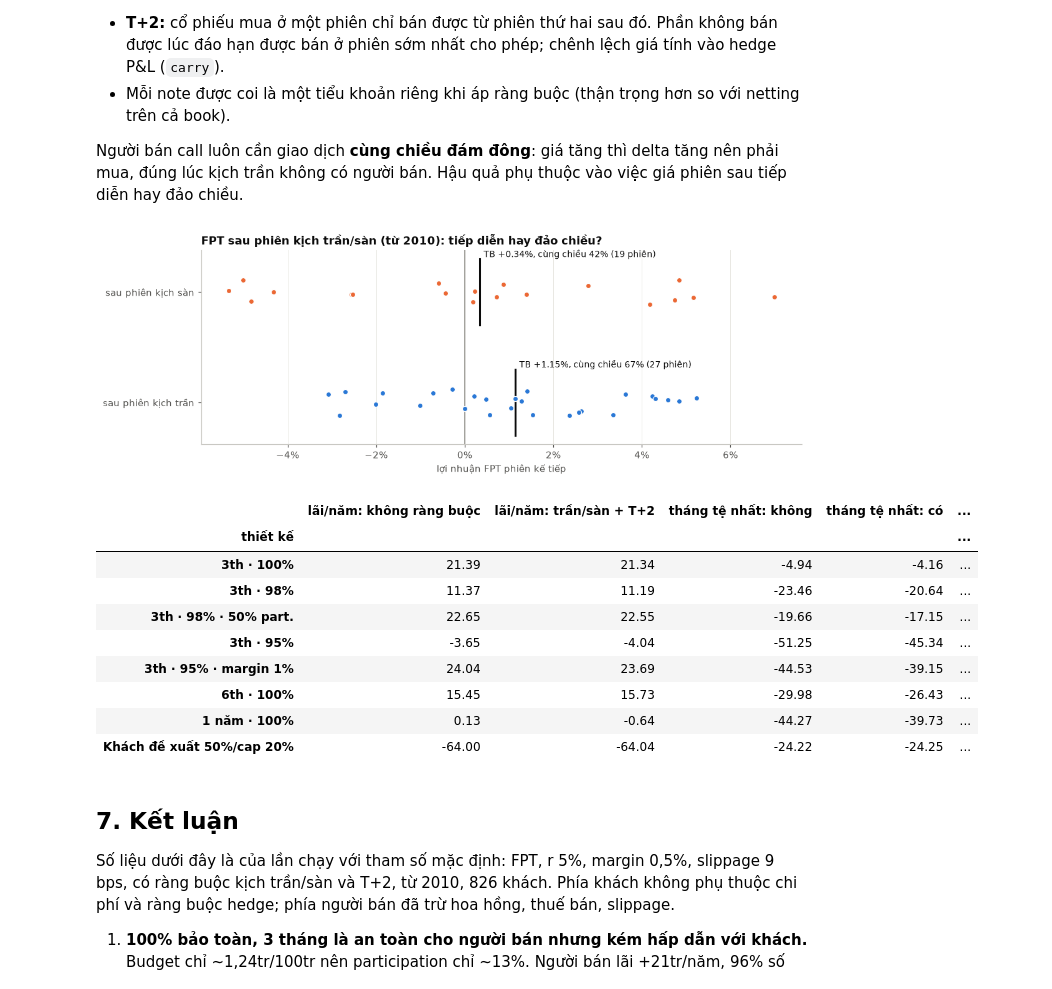
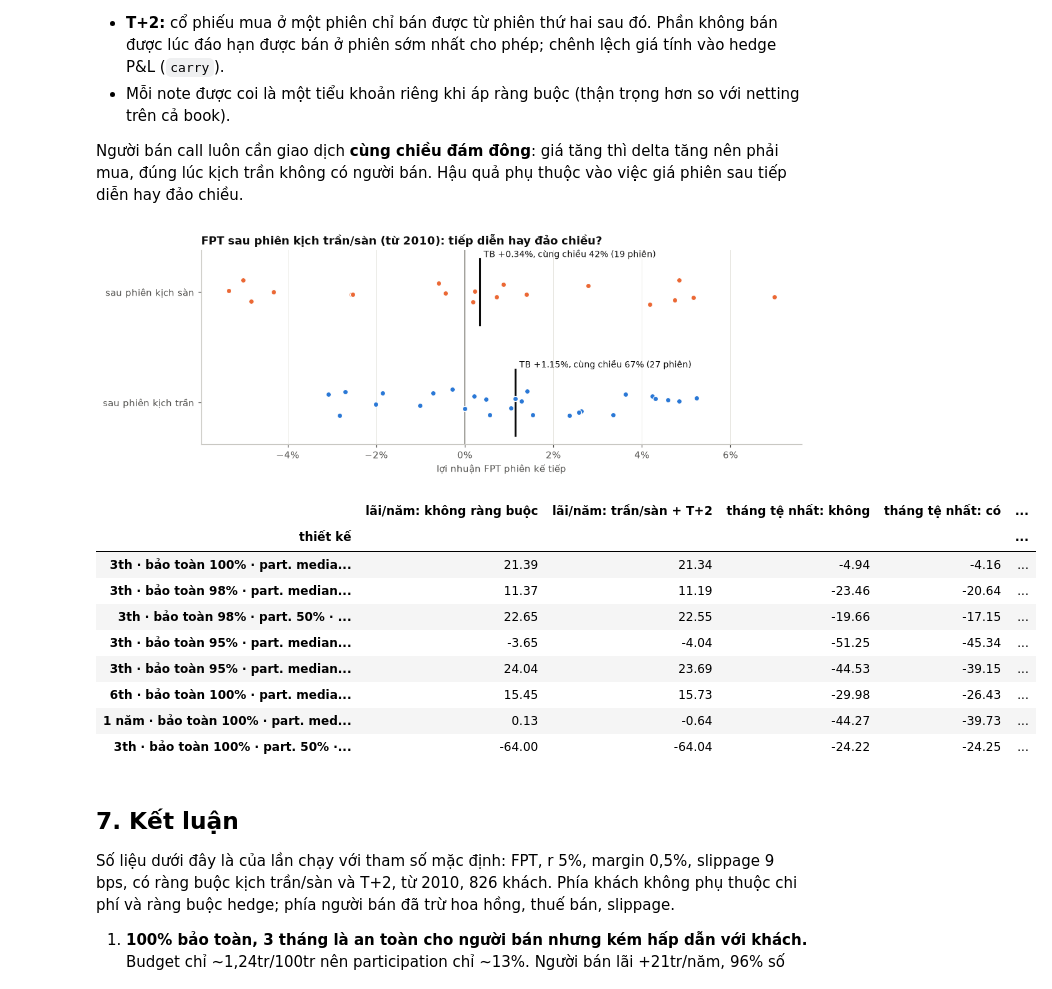
Before and after one commit to tranquocde/option_rs, a Jupyter notebook: note_research.ipynb, the cells around one changed output. Drawn from its saved outputs; the diff is of its cells as text; code cells hidden in the pictures.

```diff
--- a/note_research.ipynb
+++ b/note_research.ipynb
@@ -64,7 +68,7 @@ MATURITY     = 63        # phiên giao dịch (~3 tháng)
 LIMIT_LOCK   = True      # kịch trần: lệnh mua hedge không khớp; kịch sàn: lệnh bán không khớp
 T2           = True      # cổ phiếu mua hôm nay chỉ bán được từ phiên T+2
 SLIPPAGE     = 9.0       # bps mỗi lệnh hedge: nửa spread (FPT ~57k, bước giá 100đ ≈ 17 bps)
-EXAMPLE_NOTE = "2025-03-03"
+EXAMPLE_NOTE = "2022-04-15"
 
 T       = MATURITY / nb.DAYS
 DEPOSIT = math.exp(RATE * T) - 1     # gửi tiết kiệm cùng kỳ hạn
@@ -392,17 +441,24 @@ table.style.format(fmt)
 # %%
-SHOW = [("3th · 100%", BLUE), ("3th · 98%", ORANGE), ("3th · 98% · 50% part.", AQUA), ("3th · 95%", YELLOW)]
+SHOW = [("3th · 100%", BLUE), ("3th · 98%", ORANGE), ("3th · 98% · 50% part.", AQUA), ("3th · 95%", YELLOW), (CLIENT_ASK, MAGENTA)]
 fig, (a1, a2) = plt.subplots(2, 1, figsize=(11, 6.8), sharex=True, height_ratios=[2, 1])
+ends = []
 for name, color in SHOW:
     book = runs[name][2]
     cum = book.pnl.cumsum()
-    a1.plot(book.time, cum, color=color, lw=1.6, label=name)
-    label_end(a1, book.time.iat[-1], cum.iat[-1], f"{name}: {cum.iat[-1]:+,.0f}tr", color)
-    a2.plot(book.time, cum - cum.cummax(), color=color, lw=1.2, label=name)
+    a1.plot(book.time, cum, color=color, lw=1.6, label=LABELS[name])
+    ends.append((book.time.iat[-1], cum.iat[-1], color))
+    a2.plot(book.time, cum - cum.cummax(), color=color, lw=1.2, label=LABELS[name])
 a1.axhline(0, color="#c9c8c3", lw=0.8)
-a1.set_title("Book của người bán: cumulative P&L (triệu VND), một khách 100 triệu mới mỗi 5 phiên")
+lo, hi = a1.get_ylim()
+ends.sort(key=lambda e: -e[1])
+for k, (x, y, color) in enumerate(ends):          # nudge end labels that would overlap
+    close_above = k > 0 and ends[k - 1][1] - y < 0.04 * (hi - lo)
+    close_below = k + 1 < len(ends) and y - ends[k + 1][1] < 0.04 * (hi - lo)
+    label_end(a1, x, y, f"{y:+,.0f}tr", color, dy=-5 if close_above else (5 if close_below else 0))
+a1.set_title("Book của người bán: cumulative P&L (triệu VND) ( hợp đồng mới notional 100 triệu mỗi 5 phiên)")
 a2.set_title("Drawdown so với đỉnh trước (triệu VND)")
-a1.legend(loc="upper left")
-a1.set_xlim(book.time.iat[0], book.time.iat[-1] + pd.Timedelta(days=1250))
+a1.legend(loc="lower left")
+a1.set_xlim(book.time.iat[0], book.time.iat[-1] + pd.Timedelta(days=420))
 a2.xaxis.set_major_formatter(mdates.ConciseDateFormatter(mdates.AutoDateLocator()))
 fig.tight_layout()
 plt.show()
@@ -411,15 +467,18 @@ plt.show()
 # %%
 fig, ax = plt.subplots(figsize=(10.5, 5.6))
-plot_t = table.drop(index="Khách đề xuất 50%/cap 20%")
+plot_t = table.drop(index=LABELS[CLIENT_ASK])
 ax.scatter(-plot_t["writer: tháng tệ nhất (tr)"], plot_t["khách: % hơn tiết kiệm"], s=70, color=BLUE,
            edgecolors="white", linewidths=1.5, zorder=3)
-LEFT = {"3th · 98% · 50% part."}          # labels placed left of the point to avoid collisions
+PLACE = {                                  # (dx, dy, ha, va) in points: keeps neighbouring labels apart
+    LABELS["3th · 98% · 50% part."]: (-7, 0, "right", "center"),
+    LABELS["3th · 95%"]: (7, 6, "left", "bottom"),
+    LABELS["3th · 95% · margin 1%"]: (7, -6, "left", "top"),
+}
 for name, row in plot_t.iterrows():
-    left = name in LEFT
-    ax.annotate(f"{name}\n(writer {row['writer: lãi/năm (tr)']:+.0f}tr/năm)",
+    dx, dy, ha, va = PLACE.get(name, (7, 0, "left", "center"))
+    ax.annotate(f"{name.replace(' · part.', chr(10) + 'part.')}\n(writer {row['writer: lãi/năm (tr)']:+.0f}tr/năm)",
                 (-row["writer: tháng tệ nhất (tr)"], row["khách: % hơn tiết kiệm"]),
-                xytext=(-7 if left else 7, 0), textcoords="offset points", va="center",
-                ha="right" if left else "left", fontsize=8.5, color=INK)
+                xytext=(dx, dy), textcoords="offset points", va=va, ha=ha, fontsize=8.5, color=INK)
 pct_axis(ax)
 ax.set_xlabel("Rủi ro người bán: lỗ của tháng tệ nhất (triệu VND, càng phải càng rủi ro)")
 ax.set_ylabel("Hấp dẫn với khách: % khách hơn gửi tiết kiệm")
@@ -440,14 +499,14 @@ for name, (a, notes, book) in runs.items():
     a0 = nb.make_args(**{**{k: v for k, v in vars(a).items() if k != "notional_vnd"}, "slippage_bps": 0.0})
     _, book_0 = nb.simulate(df, a0)
     years = len(book) / nb.DAYS
-    rows.append({"thiết kế": name, "hedge turnover/note (tr)": notes.turnover.mean(),
+    rows.append({"thiết kế": LABELS[name], "hedge turnover/note (tr)": notes.turnover.mean(),
                  "phí/note (tr)": notes.costs.mean(), "trong đó slippage (tr)": notes.slippage.mean(),
                  "writer lãi/năm, slippage 0": book_0.pnl.sum() / years,
                  f"writer lãi/năm, slippage {SLIPPAGE:g}bps": book.pnl.sum() / years})
 slip_t = pd.DataFrame(rows).set_index("thiết kế")
 slip_t["chênh lệch/năm"] = slip_t.iloc[:, -1] - slip_t.iloc[:, -2]
 
-plot_s = slip_t.drop(index="Khách đề xuất 50%/cap 20%")
+plot_s = slip_t.drop(index=LABELS[CLIENT_ASK])
 y = np.arange(len(plot_s))
 fig, ax = plt.subplots(figsize=(10.5, 4.8))
 ax.barh(y + 0.19, plot_s.iloc[:, -3], height=0.36, color="#c9c8c3", label="không slippage")
@@ -500,42 +559,42 @@ for k, (f, name, color) in enumerate(((1, "sau phiên kịch trần", BLUE), (-1
                color=color, edgecolors="white", linewidths=0.8, zorder=3)
     ax.plot([x.mean()] * 2, [k - 0.3, k + 0.3], color=INK, lw=2)
     ax.annotate(f"TB {x.mean():+.2%}, cùng chiều {(np.sign(x) == f).mean():.0%} ({len(x)} phiên)", (x.mean(), k + 0.3),
                 xytext=(4, 2), textcoords="offset points", fontsize=9, color=INK)
 ax.axvline(0, color=REF, lw=1)
 ax.set_yticks([0, 1], ["sau phiên kịch trần", "sau phiên kịch sàn"])
 ax.grid(axis="y", visible=False)
 pct_axis(ax, "x")
 ax.set_xlabel(f"lợi nhuận {SYMBOL} phiên kế tiếp")
 ax.set_title(f"{SYMBOL} sau phiên kịch trần/sàn (từ 2010): tiếp diễn hay đảo chiều?")
 fig.tight_layout()
 plt.show()
 
 rows = []
 for name, (a, notes, book) in runs.items():
     base_kw = {k: v for k, v in vars(a).items() if k != "notional_vnd"}
     notes_off, book_off = nb.simulate(df, nb.make_args(**{**base_kw, "limit_lock": False, "t2": False}))
     years = len(book) / nb.DAYS
     m_on = book.set_index("time").pnl.resample("ME").sum()
     m_off = book_off.set_index("time").pnl.resample("ME").sum()
-    rows.append({"thiết kế": name,
+    rows.append({"thiết kế": LABELS[name],
                  "lãi/năm: không ràng buộc": book_off.pnl.sum() / years, "lãi/năm: trần/sàn + T+2": book.pnl.sum() / years,
                  "tháng tệ nhất: không": m_off.min(), "tháng tệ nhất: có": m_on.min(),
                  "note tệ nhất: không": notes_off.pnl.min(), "note tệ nhất: có": notes.pnl.min(),
                  "lệnh bị chặn trần/sàn": notes.blocked_limit.sum(), "lệnh bán bị T+2 cắt": notes.blocked_t2.sum(),
                  "carry (tr)": notes.carry_pnl.sum()})
 pd.DataFrame(rows).set_index("thiết kế").round(2)
 # %% [output]
 [figure]
 |  | lãi/năm: không ràng buộc | lãi/năm: trần/sàn + T+2 | tháng tệ nhất: không | tháng tệ nhất: có | ... |
 | thiết kế |  |  |  |  | ... |
-| 3th · 100% | 21.39 | 21.34 | -4.94 | -4.16 | ... |
-| 3th · 98% | 11.37 | 11.19 | -23.46 | -20.64 | ... |
-| 3th · 98% · 50% part. | 22.65 | 22.55 | -19.66 | -17.15 | ... |
-| 3th · 95% | -3.65 | -4.04 | -51.25 | -45.34 | ... |
-| 3th · 95% · margin 1% | 24.04 | 23.69 | -44.53 | -39.15 | ... |
-| 6th · 100% | 15.45 | 15.73 | -29.98 | -26.43 | ... |
-| 1 năm · 100% | 0.13 | -0.64 | -44.27 | -39.73 | ... |
-| Khách đề xuất 50%/cap 20% | -64.00 | -64.04 | -24.22 | -24.25 | ... |
+| 3th · bảo toàn 100% · part. media... | 21.39 | 21.34 | -4.94 | -4.16 | ... |
+| 3th · bảo toàn 98% · part. median... | 11.37 | 11.19 | -23.46 | -20.64 | ... |
+| 3th · bảo toàn 98% · part. 50% · ... | 22.65 | 22.55 | -19.66 | -17.15 | ... |
+| 3th · bảo toàn 95% · part. median... | -3.65 | -4.04 | -51.25 | -45.34 | ... |
+| 3th · bảo toàn 95% · part. median... | 24.04 | 23.69 | -44.53 | -39.15 | ... |
+| 6th · bảo toàn 100% · part. media... | 15.45 | 15.73 | -29.98 | -26.43 | ... |
+| 1 năm · bảo toàn 100% · part. med... | 0.13 | -0.64 | -44.27 | -39.73 | ... |
+| 3th · bảo toàn 100% · part. 50% ·... | -64.00 | -64.04 | -24.22 | -24.25 | ... |
 # %% [markdown]
 ## 7. Kết luận
 
```
Also changed, not shown: parts of 10 cells of this notebook, 11 other files.
